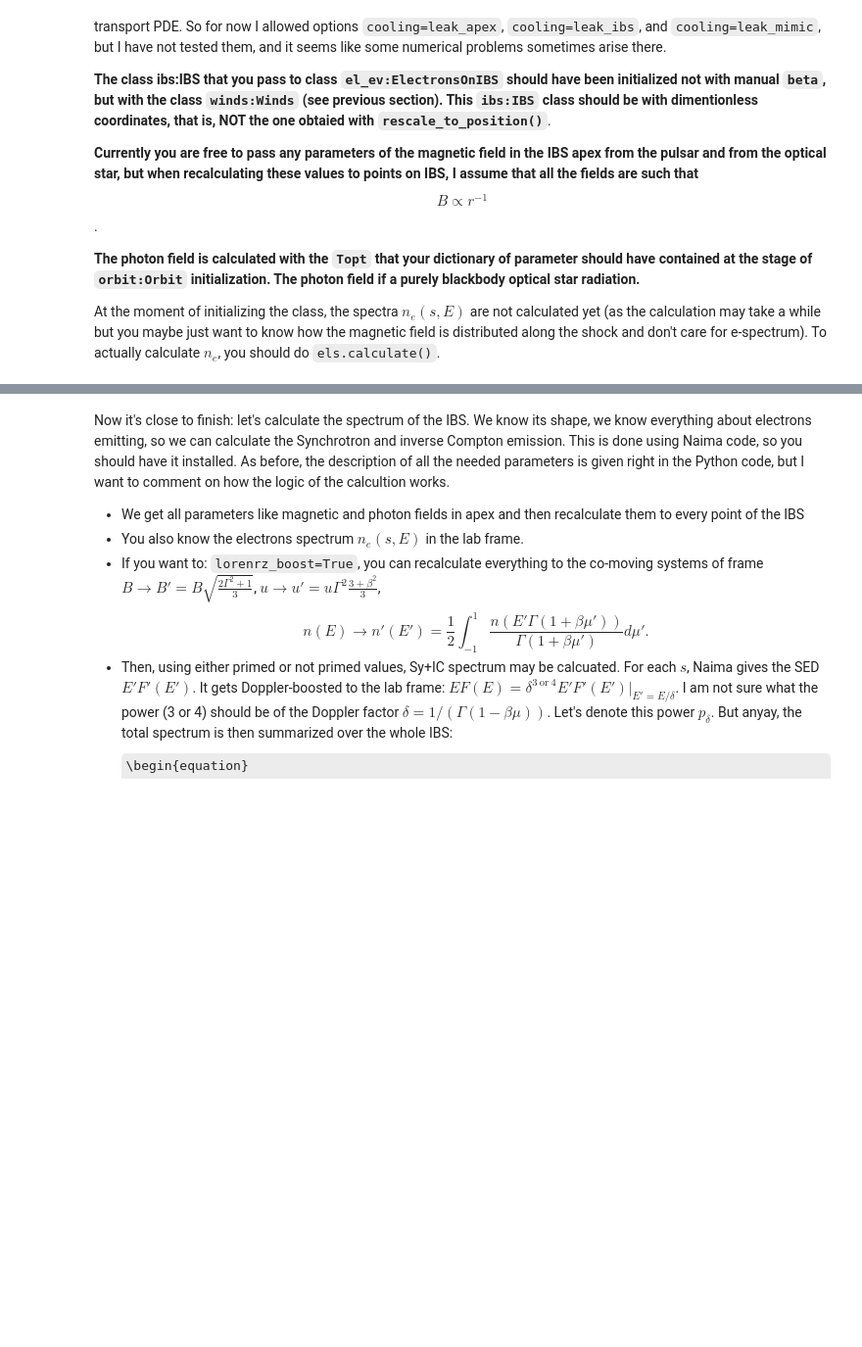
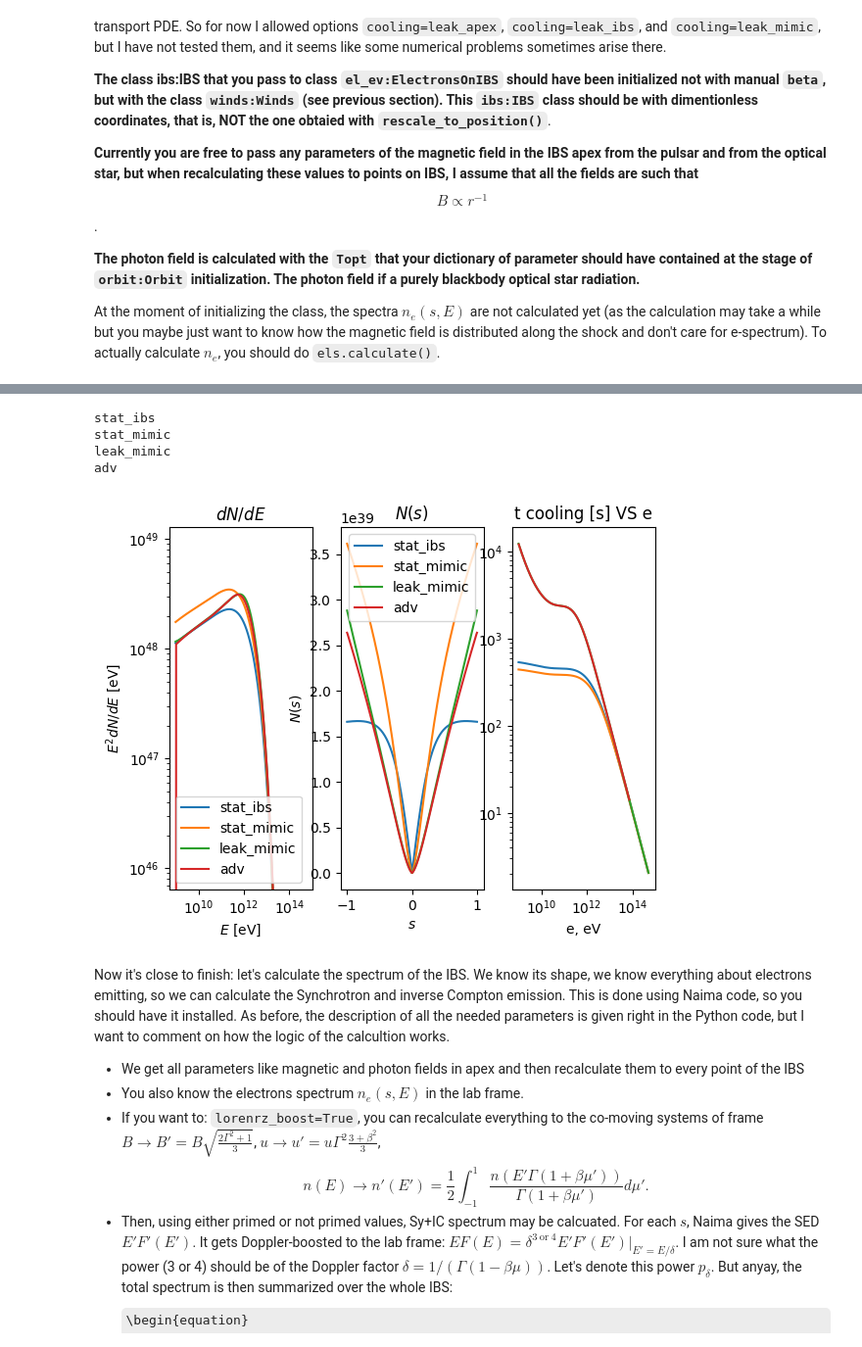
Before and after one commit to Alvkuzin/IBSEn, a Jupyter notebook: tutorials/Full_tutorial.ipynb, the cells around one changed output, grey strips where cells are left out. Shown: that part at 98% size. Saved outputs shown, nothing was run; the diff lists cells and outputs as text; code cells hidden in the pictures; some formulas as TeX source; blank space fills up the shorter version.

```diff
--- a/tutorials/Full_tutorial.ipynb
+++ b/tutorials/Full_tutorial.ipynb
@@ -332,3 +289,59 @@ IndexError: index 2 is out of bounds for axis 0 with size 2
+# %%
+###  Let's do that for four different
+##### models of cooling: stat_ibs, stat_mimic, leak_mimic, and adv.
+r = orb.r(t=t)
+rpe = r - winds.dist_se_1d(t)
+fig, ax = plt.subplots(nrows=1, ncols=3)
+
+for cooling in ('stat_ibs',
+                'stat_mimic',
+                'leak_mimic', # can trigger some warnings, not tested, and doesn't work properly!
+                'adv'
+                ):
+    if cooling in ('adv', 'leak_mimic'): eta_a = 1e20 # to dump ``adiabatic losses`` for advection model
+    else: eta_a = 1
+    print(cooling)
+    els = ElectronsOnIBS(
+                         Bp_apex=1,
+                         ibs=ibs,
+                         cooling=cooling,
+                         to_inject_e = 'ecpl',
+                         to_inject_theta = '3d',
+                         ecut = 5.e12,
+                         p_e = 1.8,
+                         to_cut_e = True,
+                         emin = 1e9,
+                         emin_grid=1e9,
+                         emax = 5e14,
+                         norm_e = 1.e37,
+                         Bs_apex=0.,
+                         eta_a = eta_a,
+                         eta_syn = 1.,
+                         eta_ic = 1.,
+                         to_cut_theta =  False,
+                         where_cut_theta = pi/2,
+                         )
+
+    els.calculate()
+    # print(els.edot(0, els.e_vals))
+    # print(els.e_vals.shape)
+    # print(els.emax)
+
+    els.peek(ax=ax,
+             show_many=False # whether to show several spectra at several S. We don't need it here. Default is True
+            )
+    # if cooling == 'stat_mimic':
+        # ax[3].plot(els.ibs.s[els.ibs.n:2*els.ibs.n], els.eta_a[:, 0])
+    # ax[3].set_yscale('log')
+    # smesh, emesh = np.meshgrid(els.ibs.s_dimless[els.ibs.n:2*els.ibs.n] * els.r_sp,
+    #                            els.e_vals, indexing='ij')
+    # ax[3].plot(els.ibs.s[els.ibs.n:2*els.ibs.n], -els.edot(smesh, emesh)[:, 0])
+# %% [output]
+stat_ibs
+stat_mimic
+leak_mimic
+adv
+[figure, added]
 # %% [markdown]
 Now it's close to finish: let's calculate the spectrum of the IBS. We know its shape, we know everything about electrons emitting, so we can calculate the Synchrotron and inverse Compton emission. This is done using Naima code, so you should have it installed. As before, the description of all the needed parameters is given right in the Python code, but I want to comment on how the logic of the calcultion works.
 - We get all parameters like magnetic and photon fields in apex and then recalculate them to every point of the IBS
```
Also changed, not shown: parts of 7 cells of this notebook, 8 other files.
